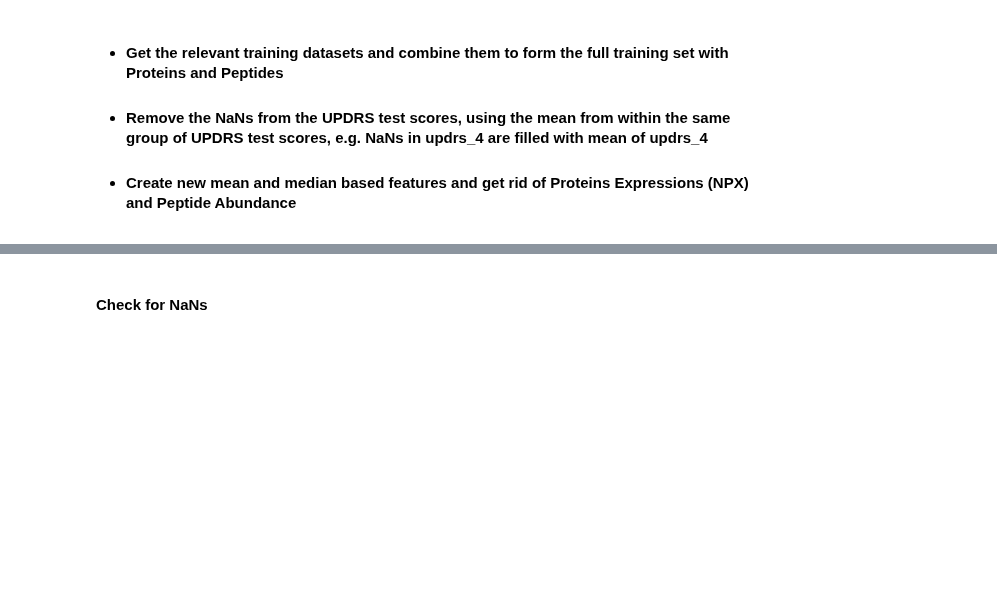
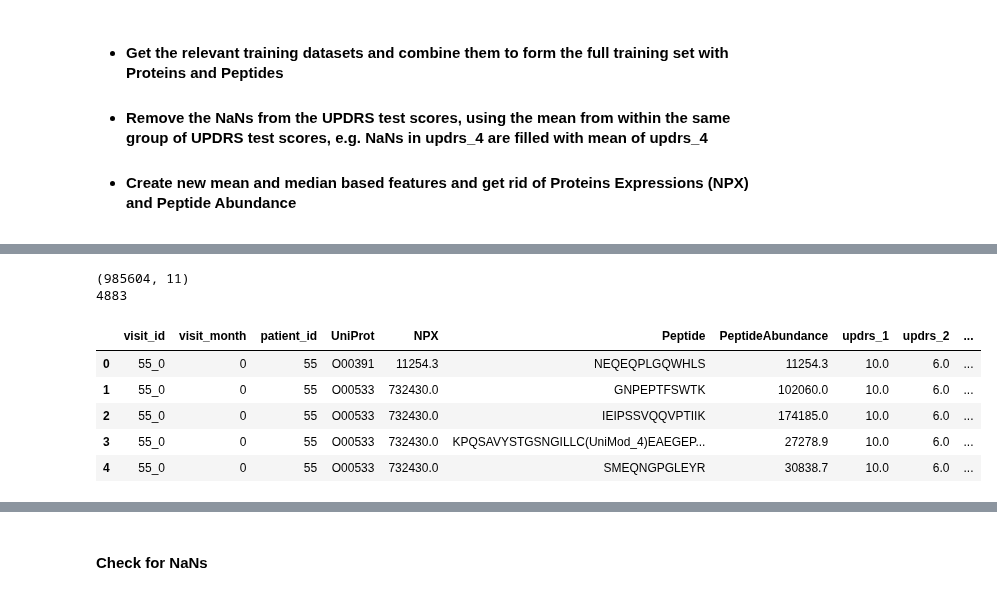
Before and after one commit to sumaniitm/AMP-parkinsons-disease-progression-prediction, a Jupyter notebook: amp-parkinson-s-disease-progression-prediction.ipynb, the cells around one changed output, grey strips where cells are left out. Saved outputs shown, nothing was run; the diff lists cells and outputs as text; code cells hidden in the pictures; blank space fills up the shorter version.

```diff
--- a/amp-parkinson-s-disease-progression-prediction.ipynb
+++ b/amp-parkinson-s-disease-progression-prediction.ipynb
@@ -48,3 +91,18 @@ for dirname, _, filenames in os.walk('/kaggle/input'):
 * #### Get the relevant training datasets and combine them to form the full training set with Proteins and Peptides
 * #### Remove the NaNs from the UPDRS test scores, using the mean from within the same group of UPDRS test scores, e.g. NaNs in updrs_4 are filled with mean of updrs_4
 * #### Create new mean and median based features and get rid of Proteins Expressions (NPX) and Peptide Abundance
+# %%
+clinical_data = pd.merge(supp_clinical_data_df, train_clinical_data_df, on=['patient_id','visit_id','visit_month'], how='outer')
+
+for i in [1,2,3,4]:
+    clinical_data['updrs_'+str(i)] = np.where(clinical_data['updrs_'+str(i)+'_x'].isna(), clinical_data['updrs_'+str(i)+'_y'], clinical_data['updrs_'+str(i)+'_x'])
+    clinical_data.drop(columns=['updrs_'+str(i)+'_x', 'updrs_'+str(i)+'_y'], inplace=True)
+
+clinical_data.drop(columns=['upd23b_clinical_state_on_medication_x', 'upd23b_clinical_state_on_medication_y'], inplace=True)
+
+print(clinical_data.shape)
+print(clinical_data.visit_id.nunique())
+
+del supp_clinical_data_df, train_clinical_data_df
+
+clinical_data.head(10)
@@ -51 +126,20 @@ for dirname, _, filenames in os.walk('/kaggle/input'):
+# %%
+full_training_data = pd.merge(pro_pep_join, clinical_data, on=['patient_id','visit_id','visit_month'], how='outer')
+
+print(full_training_data.shape)
+print(full_training_data.visit_id.nunique())
+
+del pro_pep_join, clinical_data
+gc.collect()
+
+full_training_data.head(5)
+# %% [output]
+(985604, 11)
+4883
+|  | visit_id | visit_month | patient_id | UniProt | NPX | Peptide | PeptideAbundance | updrs_1 | updrs_2 | ... |
+| 0 | 55_0 | 0 | 55 | O00391 | 11254.3 | NEQEQPLGQWHLS | 11254.3 | 10.0 | 6.0 | ... |
+| 1 | 55_0 | 0 | 55 | O00533 | 732430.0 | GNPEPTFSWTK | 102060.0 | 10.0 | 6.0 | ... |
+| 2 | 55_0 | 0 | 55 | O00533 | 732430.0 | IEIPSSVQQVPTIIK | 174185.0 | 10.0 | 6.0 | ... |
+| 3 | 55_0 | 0 | 55 | O00533 | 732430.0 | KPQSAVYSTGSNGILLC(UniMod_4)EAEGEP... | 27278.9 | 10.0 | 6.0 | ... |
+| 4 | 55_0 | 0 | 55 | O00533 | 732430.0 | SMEQNGPGLEYR | 30838.7 | 10.0 | 6.0 | ... |
 # %%
```
Also changed, not shown: parts of 15 cells of this notebook.
